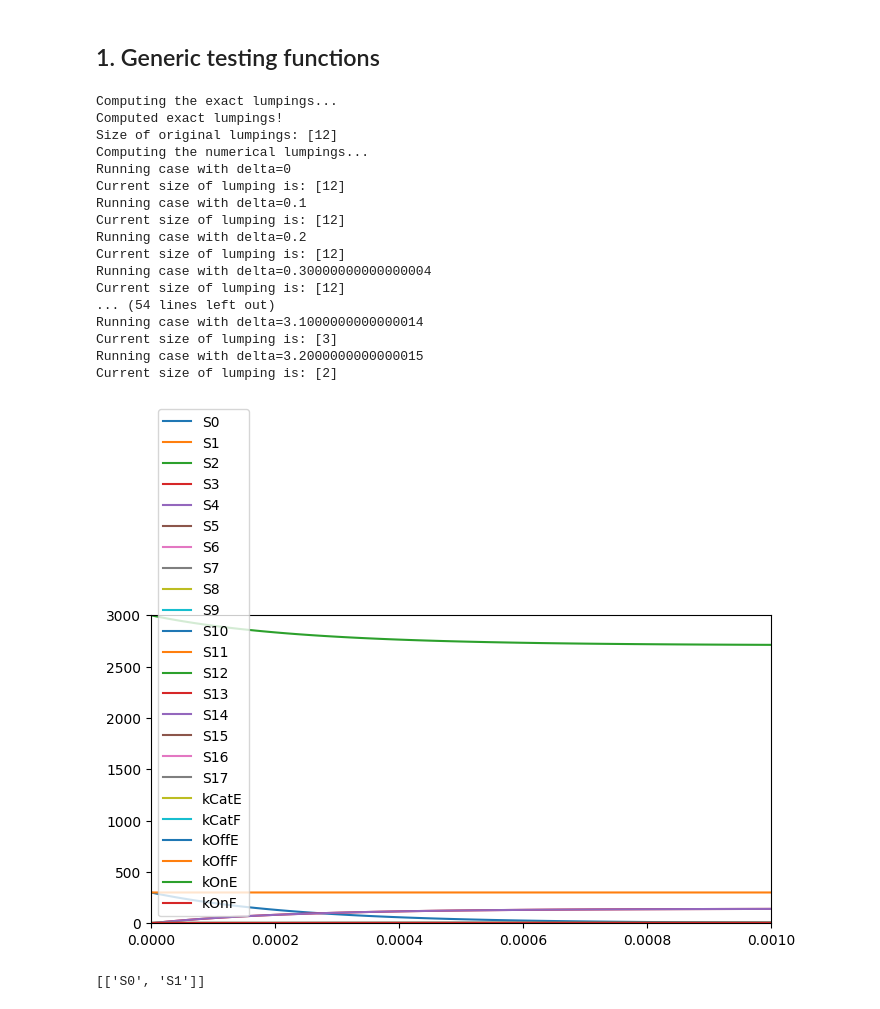
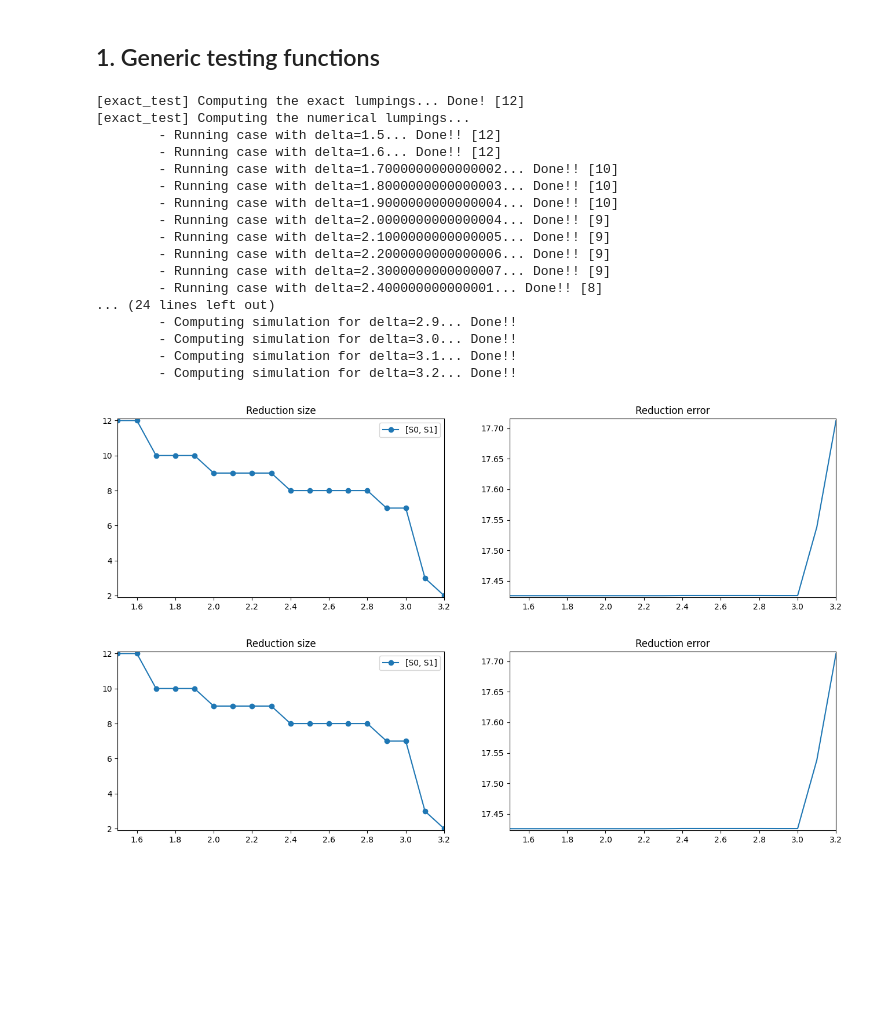
Before and after one commit to clue-developers/CLUE, a Jupyter notebook: notebooks/numerical_tests.ipynb, the cells around one changed output. Cells and saved outputs as stored; diff of their text form; code cells hidden in the pictures; blank space fills up the shorter version.

Commit message:
Updated simulations module
Added more lines on the numerical tests

```diff
--- a/notebooks/numerical_tests.ipynb
+++ b/notebooks/numerical_tests.ipynb
@@ -62,21 +109,26 @@ def run_exact_test(example_name):
 # %%
-system, lumped, numerical = run_exact_test("ProteinPhosphorylation[2]")
+(system, lumped, numerical), graphs = run_exact_test("ProteinPhosphorylation[2]", 1.5, 0.1, t0=0.0, t1=0.00125)
 # %% [output]
-Computing the exact lumpings...
-Computed exact lumpings!
-Size of original lumpings: [12]
-Computing the numerical lumpings...
-Running case with delta=0
-Current size of lumping is: [12]
-Running case with delta=0.1
-Current size of lumping is: [12]
-Running case with delta=0.2
-Current size of lumping is: [12]
-Running case with delta=0.30000000000000004
-Current size of lumping is: [12]
-... (54 lines left out)
-Running case with delta=3.1000000000000014
-Current size of lumping is: [3]
-Running case with delta=3.2000000000000015
-Current size of lumping is: [2]
+[exact_test] Computing the exact lumpings... Done! [12]
+[exact_test] Computing the numerical lumpings...
+        - Running case with delta=1.5... Done!! [12]
+        - Running case with delta=1.6... Done!! [12]
+        - Running case with delta=1.7000000000000002... Done!! [10]
+        - Running case with delta=1.8000000000000003... Done!! [10]
+        - Running case with delta=1.9000000000000004... Done!! [10]
+        - Running case with delta=2.0000000000000004... Done!! [9]
+        - Running case with delta=2.1000000000000005... Done!! [9]
+        - Running case with delta=2.2000000000000006... Done!! [9]
+        - Running case with delta=2.3000000000000007... Done!! [9]
+        - Running case with delta=2.400000000000001... Done!! [8]
+... (24 lines left out)
+        - Computing simulation for delta=2.9... Done!!
+        - Computing simulation for delta=3.0... Done!!
+        - Computing simulation for delta=3.1... Done!!
+        - Computing simulation for delta=3.2... Done!!
+# %%
+create_figure(graphs, title=["Reduction size", "Reduction error"], format=["-o", "-"])
+# %% [output]
+[figure, added]
+[figure, added]
 # %%
@@ -84,4 +140,0 @@ lumped[0].observables
-# %%
-create_figure(system.simulate(0, 0.001, [float(system.ic.get(v, 0)) for v in system.variables], tstep=0.00001), format="-");
-# %% [output]
-[figure, removed]
@@ -90,4 +140,0 @@ example = get_example("ProteinPhosphorylation[2]")
-# %%
-example.observables
-# %% [output]
-[['S0', 'S1']]
```
Also changed, not shown: parts of 20 cells of this notebook, 1 other file.
